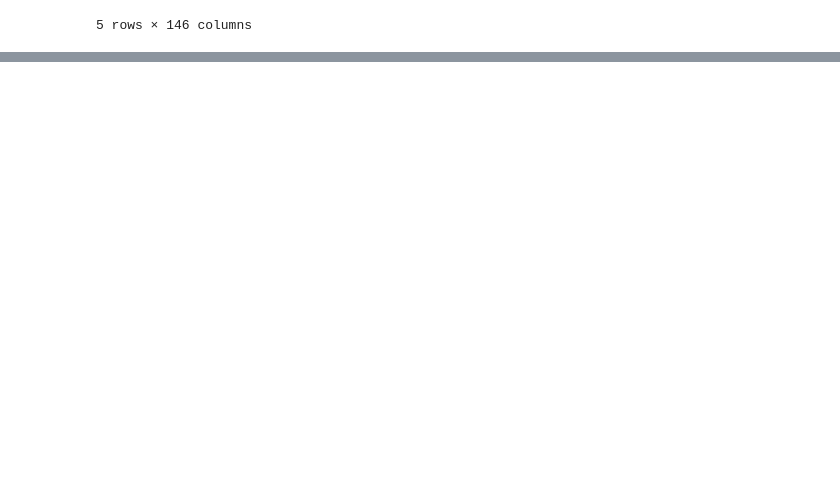
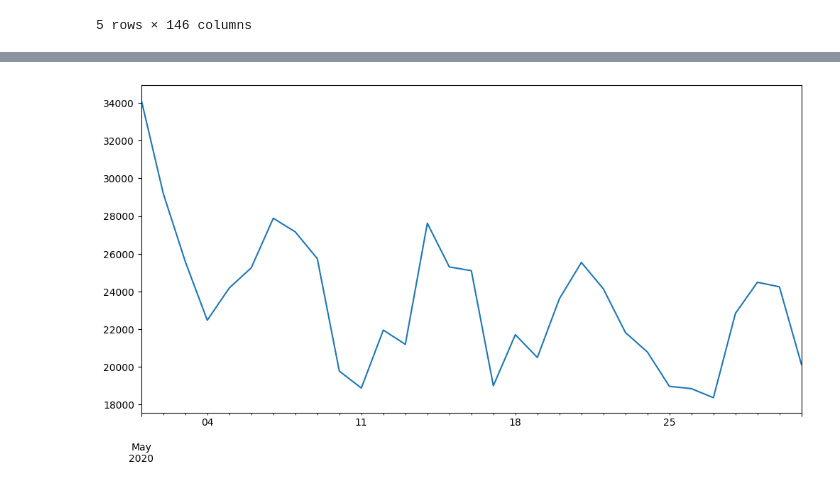
Before and after one commit to Ada-Lovelace-Akademi/data-science, a Jupyter notebook: exercises/week-2-exercise.ipynb, the cells around one changed output, grey strips where cells are left out. Saved outputs shown, nothing was run; the diff lists cells and outputs as text; code cells hidden in the pictures; blank space fills up the shorter version.

```diff
--- a/exercises/week-2-exercise.ipynb
+++ b/exercises/week-2-exercise.ipynb
@@ -324,0 +354,5 @@ df_us
+# %%
+df_us[(df_us.index.year==2020) & (df_us.index.month==5)]['new_infected'].plot()
+plt.show()
+# %% [output]
+[figure, added]
```
Also changed, not shown: parts of 8 cells of this notebook.
